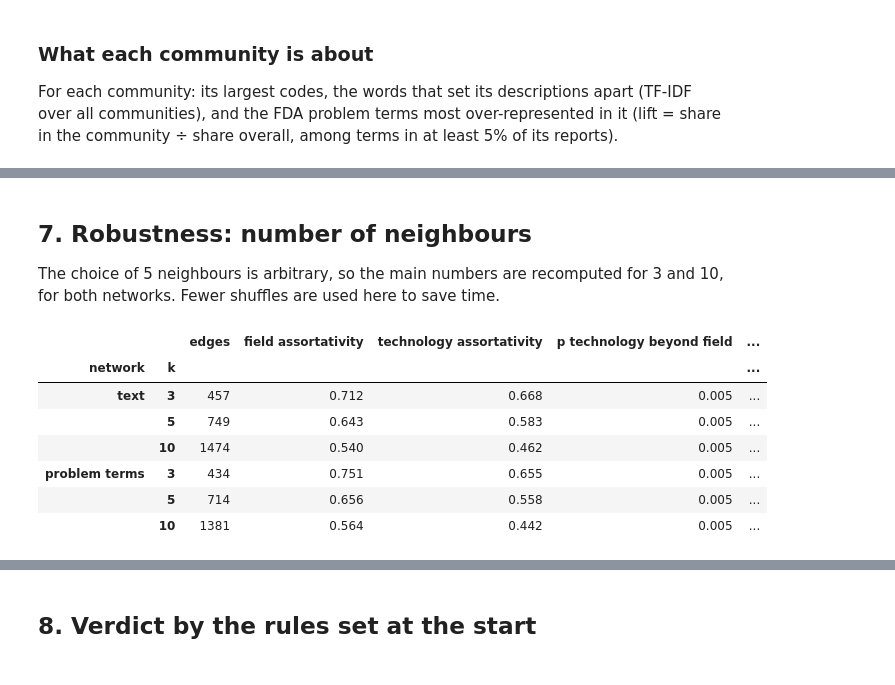
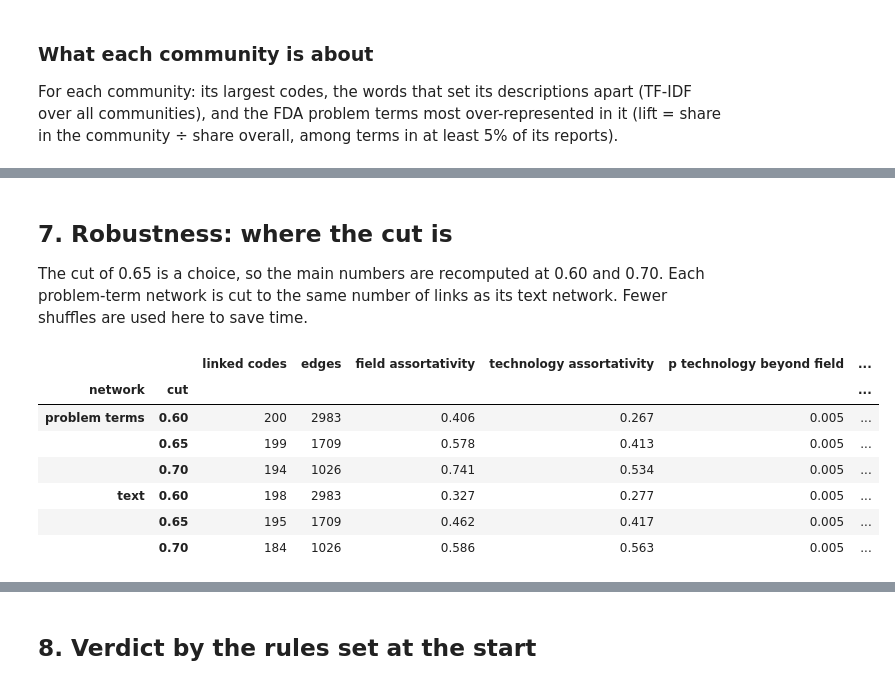
Before and after one commit to albertcasajuana01/social_graphs_project, a Jupyter notebook: text_similarity_network.ipynb, the cells around one changed output, grey strips where cells are left out. Saved outputs shown, nothing was run; the diff lists cells and outputs as text; code cells hidden in the pictures.

```diff
--- a/text_similarity_network.ipynb
+++ b/text_similarity_network.ipynb
@@ -52,7 +52,8 @@ SEED = 42
 MIN_REPORTS = 30       # a code needs this many usable descriptions to be a node
 MAX_REPORTS = 300      # at most this many descriptions per code are embedded
 MIN_CHARS, MAX_CHARS = 40, 5_000
-K = 5                  # neighbours per code in the network
+THRESHOLD = 0.65       # two codes are linked when their cosine similarity is at least this
+ROBUSTNESS_THRESHOLDS = [0.60, 0.65, 0.70]
 N_SHUFFLES = 1_000
 LABELS = ["field", "technology"]
 
@@ -363,15 +403,17 @@ def best_partition(graph, seeds=range(20)):
 
 def nmi_table(partition, n_shuffles=N_SHUFFLES):
     rows = {}
+    nodes = partition.index
     for label in LABELS:
-        labels = codes[label][order]
-        observed = normalized_mutual_info_score(labels, partition[order])
-        null = [normalized_mutual_info_score(rng.permutation(labels.to_numpy()), partition[order]) for _ in range(n_shuffles)]
+        labels = codes[label][nodes]
+        observed = normalized_mutual_info_score(labels, partition[nodes])
+        null = [normalized_mutual_info_score(rng.permutation(labels.to_numpy()), partition[nodes]) for _ in range(n_shuffles)]
         rows[label] = {"NMI with communities": observed, "shuffled labels": float(np.mean(null))}
     return pd.DataFrame(rows).T
 
 
-codes["community"], modularity, stability = best_partition(G)
-print(f"{codes['community'].nunique()} communities, modularity {modularity:.2f}, agreement between seeds (NMI) {stability:.2f}")
-nmi_table(codes["community"]).round(2)
+partition, modularity, stability = best_partition(G)
+codes["community"] = partition.reindex(codes.index)
+print(f"{partition.nunique()} communities, modularity {modularity:.2f}, agreement between seeds (NMI) {stability:.2f}")
+nmi_table(partition).round(2)
 # %% [output]
@@ -538,31 +585,36 @@ technology                  0.62             0.16
 # %% [markdown]
-## 7. Robustness: number of neighbours
+## 7. Robustness: where the cut is
 
-The choice of 5 neighbours is arbitrary, so the main numbers are recomputed for 3 and 10, for both networks. Fewer shuffles are used here to save time.
+The cut of 0.65 is a choice, so the main numbers are recomputed at 0.60 and 0.70. Each problem-term network is cut to the same number of links as its text network. Fewer shuffles are used here to save time.
 # %%
+def summarise(graph):
+    result = label_tests(graph, n_shuffles=200)
+    part, _, _ = best_partition(graph, seeds=range(10))
+    nodes = part.index
+    return {
+        "linked codes": graph.number_of_nodes(), "edges": graph.number_of_edges(),
+        "field assortativity": result.at["field", "assortativity"],
+        "technology assortativity": result.at["technology", "assortativity"],
+        "p technology beyond field": result.at["technology, shuffled within field", "p (one-sided)"],
+        "p field beyond technology": result.at["field, shuffled within technology", "p (one-sided)"],
+        "NMI communities-field": normalized_mutual_info_score(codes["field"][nodes], part[nodes]),
+        "NMI communities-technology": normalized_mutual_info_score(codes["technology"][nodes], part[nodes]),
+    }
+
+
 rows = []
-for network, similarity in [("text", text_sim), ("problem terms", term_sim)]:
-    for k in [3, 5, 10]:
-        graph = knn_graph(similarity, order, k)
-        result = label_tests(graph, n_shuffles=200)
-        partition, _, _ = best_partition(graph, seeds=range(10))
-        rows.append({
-            "network": network, "k": k, "edges": graph.number_of_edges(),
-            "field assortativity": result.at["field", "assortativity"],
-            "technology assortativity": result.at["technology", "assortativity"],
-            "p technology beyond field": result.at["technology, shuffled within field", "p (one-sided)"],
-            "p field beyond technology": result.at["field, shuffled within technology", "p (one-sided)"],
-            "NMI communities-field": normalized_mutual_info_score(codes["field"][order], partition[order]),
-            "NMI communities-technology": normalized_mutual_info_score(codes["technology"][order], partition[order]),
-        })
-robustness = pd.DataFrame(rows).set_index(["network", "k"])
+for cut in ROBUSTNESS_THRESHOLDS:
+    text_graph = threshold_graph(text_sim, order, cut)
+    rows.append({"network": "text", "cut": cut, **summarise(text_graph)})
+    rows.append({"network": "problem terms", "cut": cut, **summarise(matched_graph(term_sim, order, text_graph.number_of_edges()))})
+robustness = pd.DataFrame(rows).set_index(["network", "cut"]).sort_index()
 robustness.round(3)
 # %% [output]
-|  |  | edges | field assortativity | technology assortativity | p technology beyond field | ... |
-| network | k |  |  |  |  | ... |
-| text | 3 | 457 | 0.712 | 0.668 | 0.005 | ... |
-|  | 5 | 749 | 0.643 | 0.583 | 0.005 | ... |
-|  | 10 | 1474 | 0.540 | 0.462 | 0.005 | ... |
-| problem terms | 3 | 434 | 0.751 | 0.655 | 0.005 | ... |
-|  | 5 | 714 | 0.656 | 0.558 | 0.005 | ... |
-|  | 10 | 1381 | 0.564 | 0.442 | 0.005 | ... |
+|  |  | linked codes | edges | field assortativity | technology assortativity | p technology beyond field | ... |
+| network | cut |  |  |  |  |  | ... |
+| problem terms | 0.60 | 200 | 2983 | 0.406 | 0.267 | 0.005 | ... |
+|  | 0.65 | 199 | 1709 | 0.578 | 0.413 | 0.005 | ... |
+|  | 0.70 | 194 | 1026 | 0.741 | 0.534 | 0.005 | ... |
+| text | 0.60 | 198 | 2983 | 0.327 | 0.277 | 0.005 | ... |
+|  | 0.65 | 195 | 1709 | 0.462 | 0.417 | 0.005 | ... |
+|  | 0.70 | 184 | 1026 | 0.586 | 0.563 | 0.005 | ... |
```
Also changed, not shown: parts of 17 cells of this notebook.
